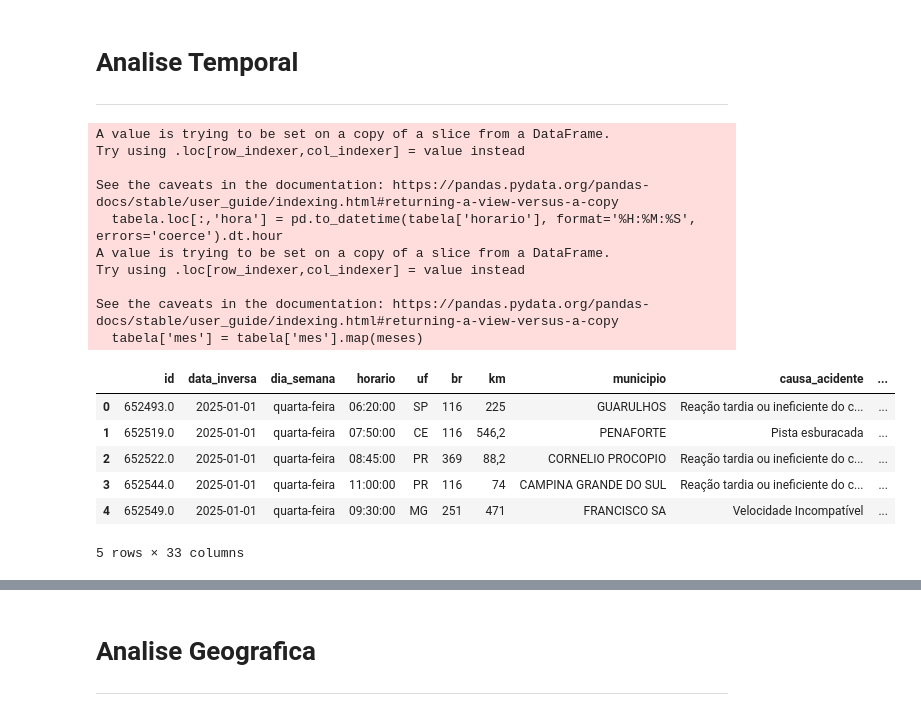
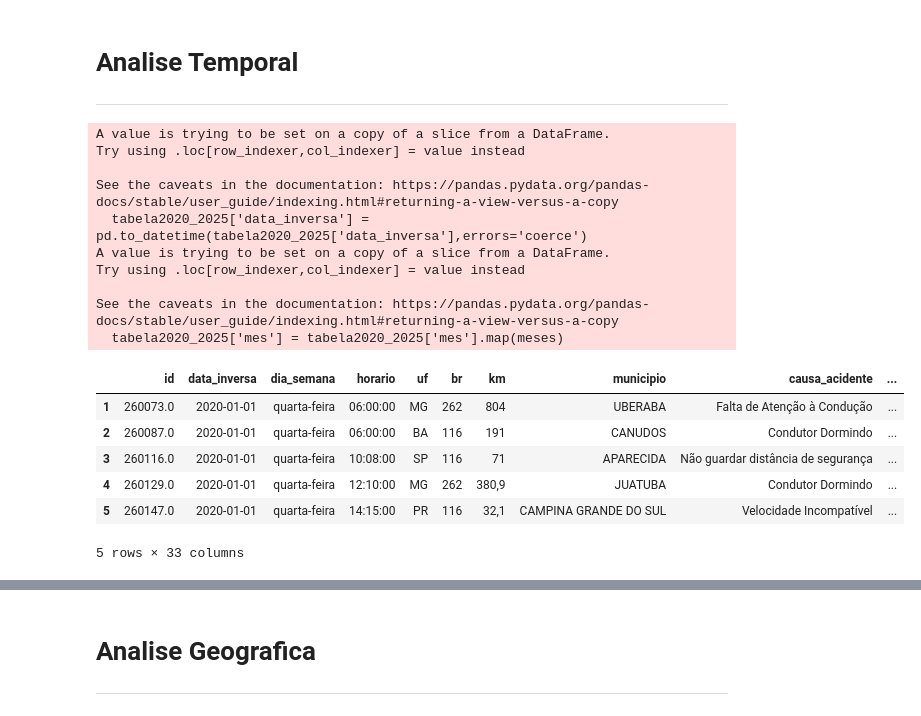
Before and after one commit to henriquesantos007/Trabalho-ICD-2025.1, a Jupyter notebook: projeto.ipynb, the cells around one changed output, grey strips where cells are left out. Saved outputs shown, nothing was run; the diff lists cells and outputs as text; code cells hidden in the pictures.

```diff
--- a/projeto.ipynb
+++ b/projeto.ipynb
@@ -59,6 +59,6 @@ tabela2025
 # %%
-print(tabela2025.info())
+print(tabela2020_2025.info())
 
-tabela2025 = tabela2025.dropna()
+tabela2020_2025 = tabela2020_2025.dropna()
 # %% [output]
 <class 'pandas.core.frame.DataFrame'>
@@ -99,35 +99,35 @@ Name: count, Length: 69, dtype: int64
 -----
 # %%
 # Convertendo a data inversa pra datetime
-tabela2025.loc[:,'data_inversa'] = pd.to_datetime(tabela2025['data_inversa'],errors='coerce')
+tabela2020_2025['data_inversa'] = pd.to_datetime(tabela2020_2025['data_inversa'],errors='coerce')
 
 meses = {1: 'Janeiro', 2: 'Fevereiro', 3: 'Março', 4: 'Abril', 5: 'Maio', 6: 'Junho',
          7: 'Julho', 8: 'Agosto', 9: 'Setembro', 10: 'Outubro', 11: 'Novembro', 12: 'Dezembro'}
 
 # Criando colunas derivadas
-tabela2025.loc[:,'ano'] = tabela2025['data_inversa'].dt.year
-tabela2025.loc[:,'mes'] = tabela2025['data_inversa'].dt.month
-tabela2025.loc[:,'hora'] = pd.to_datetime(tabela2025['horario'], format='%H:%M:%S', errors='coerce').dt.hour
+tabela2020_2025.loc[:,'ano'] = tabela2020_2025['data_inversa'].dt.year
+tabela2020_2025.loc[:,'mes'] = tabela2020_2025['data_inversa'].dt.month
+tabela2020_2025.loc[:,'hora'] = pd.to_datetime(tabela2020_2025['horario'], format='%H:%M:%S', errors='coerce').dt.hour
 
-tabela2025['mes'] = tabela2025['mes'].map(meses)
+tabela2020_2025['mes'] = tabela2020_2025['mes'].map(meses)
 
-display(tabela2025.head())
+display(tabela2020_2025.head())
 # %% [output]
 A value is trying to be set on a copy of a slice from a DataFrame.
 Try using .loc[row_indexer,col_indexer] = value instead
 
 See the caveats in the documentation: https://pandas.pydata.org/pandas-docs/stable/user_guide/indexing.html#returning-a-view-versus-a-copy
-  tabela.loc[:,'hora'] = pd.to_datetime(tabela['horario'], format='%H:%M:%S', errors='coerce').dt.hour
+  tabela2020_2025['data_inversa'] = pd.to_datetime(tabela2020_2025['data_inversa'],errors='coerce')
 A value is trying to be set on a copy of a slice from a DataFrame.
 Try using .loc[row_indexer,col_indexer] = value instead
 
 See the caveats in the documentation: https://pandas.pydata.org/pandas-docs/stable/user_guide/indexing.html#returning-a-view-versus-a-copy
-  tabela['mes'] = tabela['mes'].map(meses)
+  tabela2020_2025['mes'] = tabela2020_2025['mes'].map(meses)
 |  | id | data_inversa | dia_semana | horario | uf | br | km | municipio | causa_acidente | ... |
-| 0 | 652493.0 | 2025-01-01 | quarta-feira | 06:20:00 | SP | 116 | 225 | GUARULHOS | Reação tardia ou ineficiente do c... | ... |
-| 1 | 652519.0 | 2025-01-01 | quarta-feira | 07:50:00 | CE | 116 | 546,2 | PENAFORTE | Pista esburacada | ... |
-| 2 | 652522.0 | 2025-01-01 | quarta-feira | 08:45:00 | PR | 369 | 88,2 | CORNELIO PROCOPIO | Reação tardia ou ineficiente do c... | ... |
-| 3 | 652544.0 | 2025-01-01 | quarta-feira | 11:00:00 | PR | 116 | 74 | CAMPINA GRANDE DO SUL | Reação tardia ou ineficiente do c... | ... |
-| 4 | 652549.0 | 2025-01-01 | quarta-feira | 09:30:00 | MG | 251 | 471 | FRANCISCO SA | Velocidade Incompatível | ... |
+| 1 | 260073.0 | 2020-01-01 | quarta-feira | 06:00:00 | MG | 262 | 804 | UBERABA | Falta de Atenção à Condução | ... |
+| 2 | 260087.0 | 2020-01-01 | quarta-feira | 06:00:00 | BA | 116 | 191 | CANUDOS | Condutor Dormindo | ... |
+| 3 | 260116.0 | 2020-01-01 | quarta-feira | 10:08:00 | SP | 116 | 71 | APARECIDA | Não guardar distância de segurança | ... |
+| 4 | 260129.0 | 2020-01-01 | quarta-feira | 12:10:00 | MG | 262 | 380,9 | JUATUBA | Condutor Dormindo | ... |
+| 5 | 260147.0 | 2020-01-01 | quarta-feira | 14:15:00 | PR | 116 | 32,1 | CAMPINA GRANDE DO SUL | Velocidade Incompatível | ... |
 5 rows × 33 columns
 # %%
```
Also changed, not shown: parts of 16 cells of this notebook.
